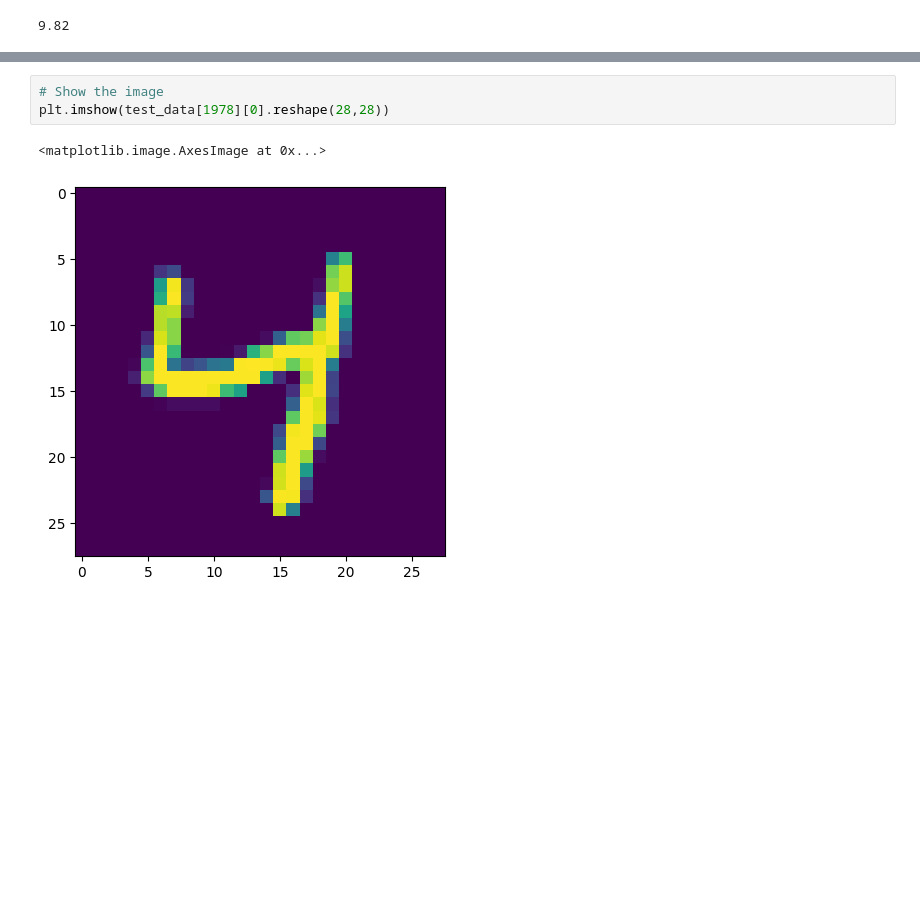
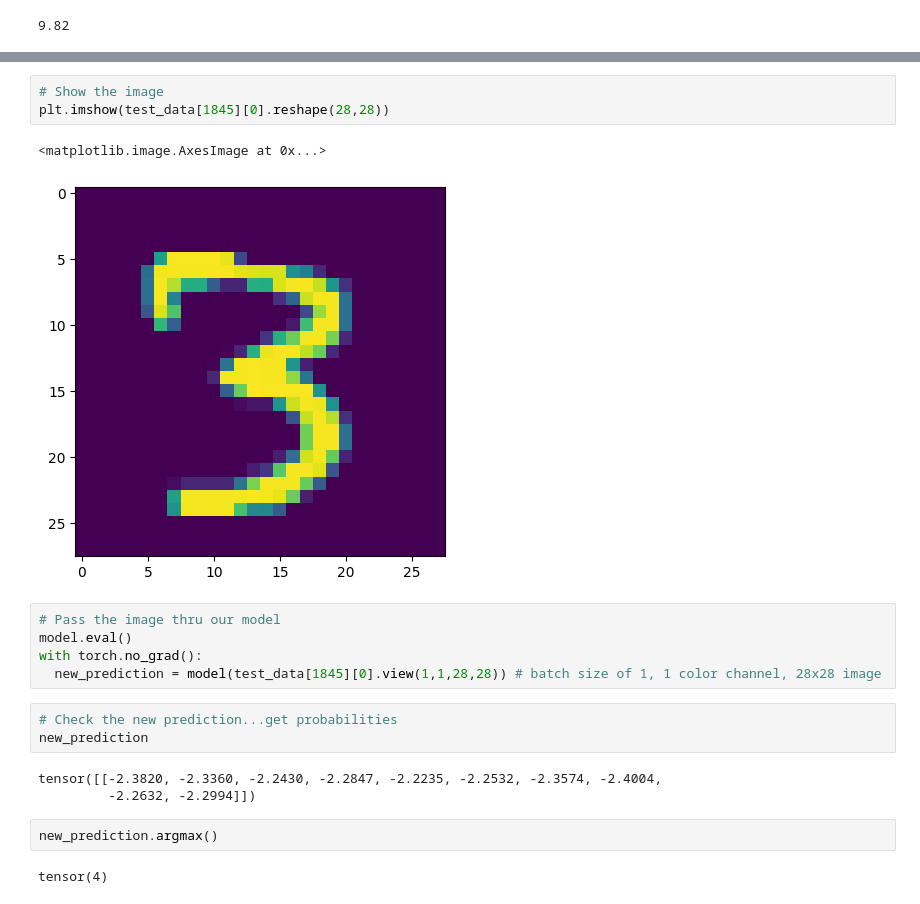
Before and after one commit to AnumahAdeizaStephen/Learning-Pytorch, a Jupyter notebook: Online_learning_of_Pytorch.ipynb, the cells around one changed output, grey strips where cells are left out. Cells and saved outputs as stored; diff of their text form; blank space fills up the shorter version.

```diff
--- a/Online_learning_of_Pytorch.ipynb
+++ b/Online_learning_of_Pytorch.ipynb
@@ -708,7 +708,22 @@ tensor([[0.0000, 0.0000, 0.0000, 0.0000, 0.0000, 0.0000, 0.0000, 0.0000, 0.0000,
          0.0000]])
 # %%
 # Show the image
-plt.imshow(test_data[1978][0].reshape(28,28))
+plt.imshow(test_data[1845][0].reshape(28,28))
 # %% [output]
 <matplotlib.image.AxesImage at 0x...>
-[figure, old version]
+[figure, new version]
+# %%
+# Pass the image thru our model
+model.eval()
+with torch.no_grad():
+  new_prediction = model(test_data[1845][0].view(1,1,28,28)) # batch size of 1, 1 color channel, 28x28 image
+# %%
+# Check the new prediction...get probabilities
+new_prediction
+# %% [output]
+tensor([[-2.3820, -2.3360, -2.2430, -2.2847, -2.2235, -2.2532, -2.3574, -2.4004,
+         -2.2632, -2.2994]])
+# %%
+new_prediction.argmax()
+# %% [output]
+tensor(4)
```
Also changed, not shown: parts of 3 cells of this notebook.
